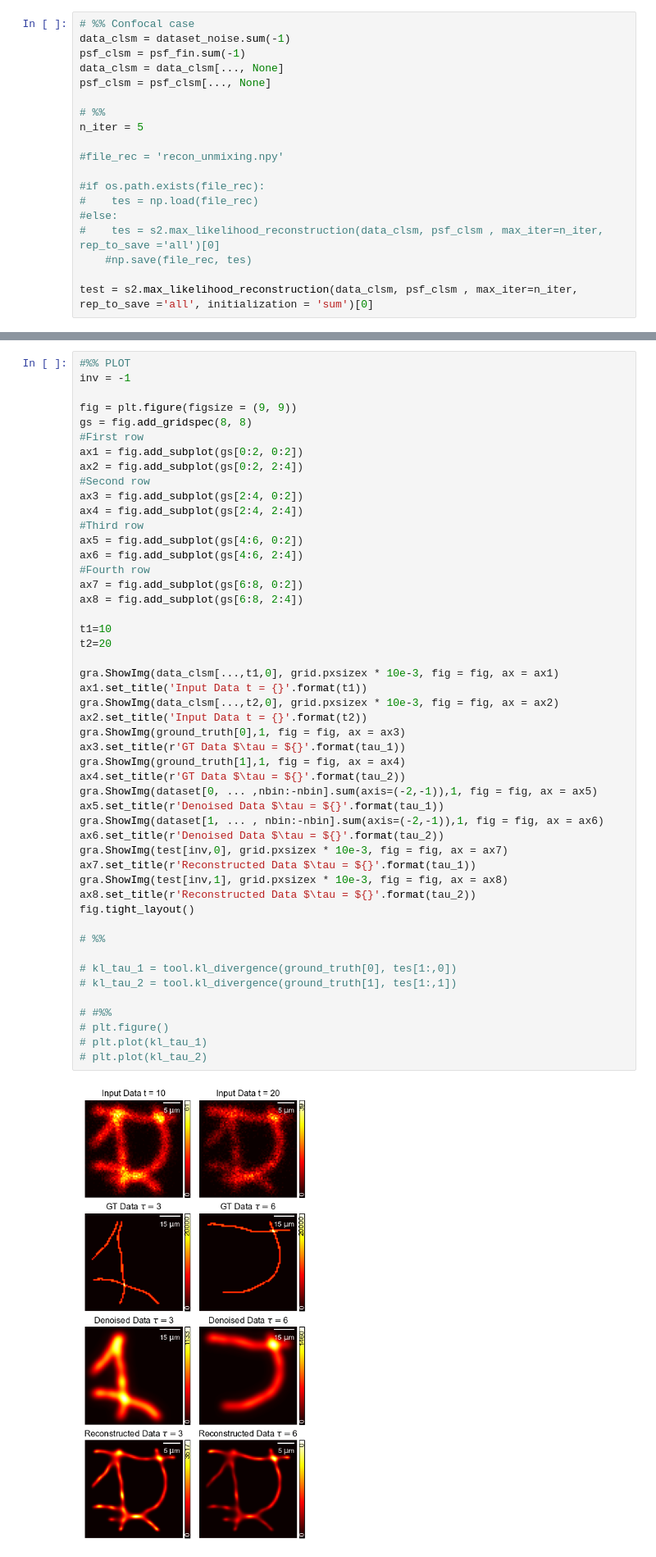
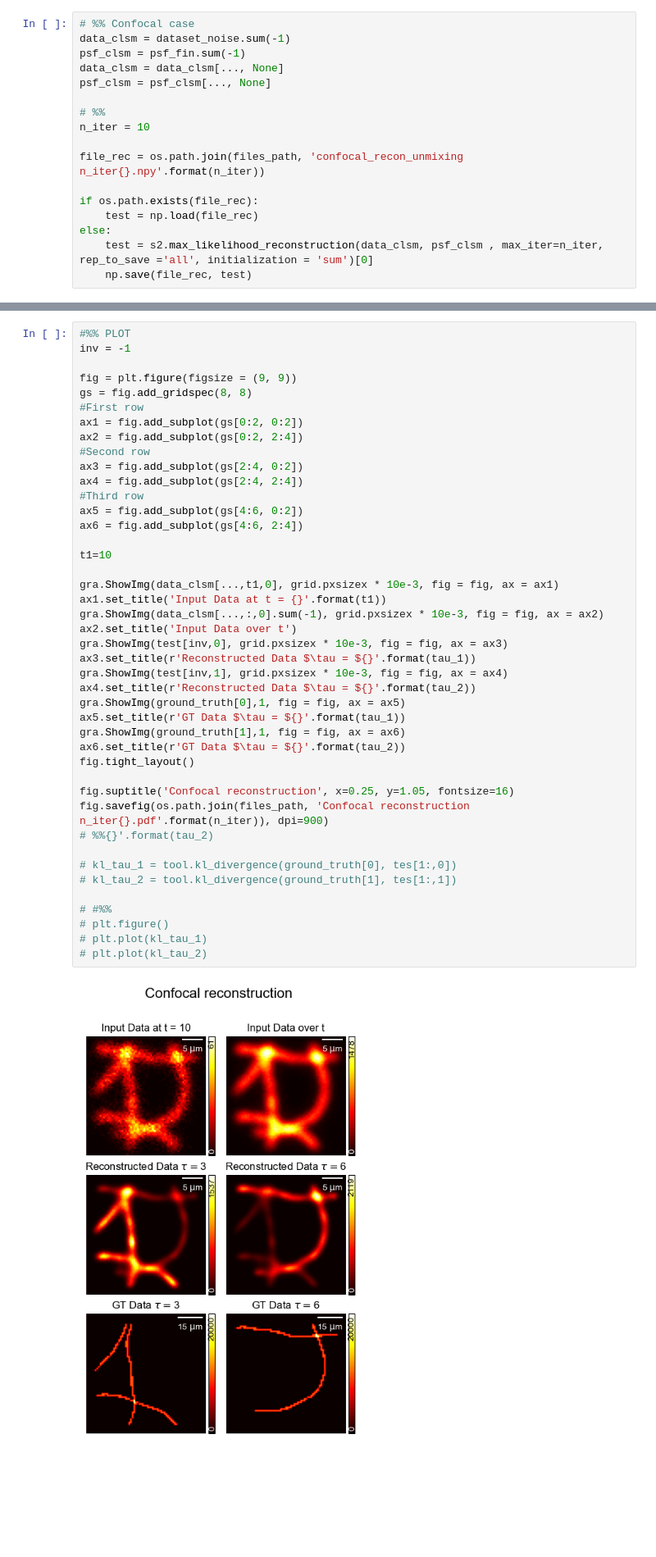
Before and after one commit to VicidominiLab/s2ISM, a Jupyter notebook: examples/test_of_s2ism_unmixing.ipynb, the cells around one changed output, grey strips where cells are left out. Shown: that part at 82% size. Cells and saved outputs as stored; diff of their text form; blank space fills up the shorter version.

```diff
--- a/examples/test_of_s2ism_unmixing.ipynb
+++ b/examples/test_of_s2ism_unmixing.ipynb
@@ -268,14 +274,12 @@ data_clsm = data_clsm[..., None]
 psf_clsm = psf_clsm[..., None]
 
 # %%
-n_iter = 5
+n_iter = 10
 
-#file_rec = 'recon_unmixing.npy'
+file_rec = os.path.join(files_path, 'confocal_recon_unmixing n_iter{}.npy'.format(n_iter))
 
-#if os.path.exists(file_rec):
-#    tes = np.load(file_rec)
-#else:
-#    tes = s2.max_likelihood_reconstruction(data_clsm, psf_clsm , max_iter=n_iter, rep_to_save ='all')[0]
-    #np.save(file_rec, tes)
-
-test = s2.max_likelihood_reconstruction(data_clsm, psf_clsm , max_iter=n_iter, rep_to_save ='all', initialization = 'sum')[0]
+if os.path.exists(file_rec):
+    test = np.load(file_rec)
+else:
+    test = s2.max_likelihood_reconstruction(data_clsm, psf_clsm , max_iter=n_iter, rep_to_save ='all', initialization = 'sum')[0]
+    np.save(file_rec, test)
@@ -311,53 +299,47 @@ fig.colorbar(im2, orientation='vertical')
 # %%
 #%% PLOT
 inv = -1
 
 fig = plt.figure(figsize = (9, 9))
 gs = fig.add_gridspec(8, 8)
 #First row
 ax1 = fig.add_subplot(gs[0:2, 0:2])
 ax2 = fig.add_subplot(gs[0:2, 2:4])
 #Second row
 ax3 = fig.add_subplot(gs[2:4, 0:2])
 ax4 = fig.add_subplot(gs[2:4, 2:4])
 #Third row
 ax5 = fig.add_subplot(gs[4:6, 0:2])
 ax6 = fig.add_subplot(gs[4:6, 2:4])
-#Fourth row
-ax7 = fig.add_subplot(gs[6:8, 0:2])
-ax8 = fig.add_subplot(gs[6:8, 2:4])
 
 t1=10
-t2=20
 
 gra.ShowImg(data_clsm[...,t1,0], grid.pxsizex * 10e-3, fig = fig, ax = ax1)
-ax1.set_title('Input Data t = {}'.format(t1))
-gra.ShowImg(data_clsm[...,t2,0], grid.pxsizex * 10e-3, fig = fig, ax = ax2)
-ax2.set_title('Input Data t = {}'.format(t2))
-gra.ShowImg(ground_truth[0],1, fig = fig, ax = ax3)
-ax3.set_title(r'GT Data $\tau = ${}'.format(tau_1))
-gra.ShowImg(ground_truth[1],1, fig = fig, ax = ax4)
-ax4.set_title(r'GT Data $\tau = ${}'.format(tau_2))
-gra.ShowImg(dataset[0, ... ,nbin:-nbin].sum(axis=(-2,-1)),1, fig = fig, ax = ax5)
-ax5.set_title(r'Denoised Data $\tau = ${}'.format(tau_1))
-gra.ShowImg(dataset[1, ... , nbin:-nbin].sum(axis=(-2,-1)),1, fig = fig, ax = ax6)
-ax6.set_title(r'Denoised Data $\tau = ${}'.format(tau_2))
-gra.ShowImg(test[inv,0], grid.pxsizex * 10e-3, fig = fig, ax = ax7)
-ax7.set_title(r'Reconstructed Data $\tau = ${}'.format(tau_1))
-gra.ShowImg(test[inv,1], grid.pxsizex * 10e-3, fig = fig, ax = ax8)
-ax8.set_title(r'Reconstructed Data $\tau = ${}'.format(tau_2))
+ax1.set_title('Input Data at t = {}'.format(t1))
+gra.ShowImg(data_clsm[...,:,0].sum(-1), grid.pxsizex * 10e-3, fig = fig, ax = ax2)
+ax2.set_title('Input Data over t')
+gra.ShowImg(test[inv,0], grid.pxsizex * 10e-3, fig = fig, ax = ax3)
+ax3.set_title(r'Reconstructed Data $\tau = ${}'.format(tau_1))
+gra.ShowImg(test[inv,1], grid.pxsizex * 10e-3, fig = fig, ax = ax4)
+ax4.set_title(r'Reconstructed Data $\tau = ${}'.format(tau_2))
+gra.ShowImg(ground_truth[0],1, fig = fig, ax = ax5)
+ax5.set_title(r'GT Data $\tau = ${}'.format(tau_1))
+gra.ShowImg(ground_truth[1],1, fig = fig, ax = ax6)
+ax6.set_title(r'GT Data $\tau = ${}'.format(tau_2))
 fig.tight_layout()
 
-# %%
+fig.suptitle('Confocal reconstruction', x=0.25, y=1.05, fontsize=16)
+fig.savefig(os.path.join(files_path, 'Confocal reconstruction n_iter{}.pdf'.format(n_iter)), dpi=900)
+# %%{}'.format(tau_2)
 
 # kl_tau_1 = tool.kl_divergence(ground_truth[0], tes[1:,0])
 # kl_tau_2 = tool.kl_divergence(ground_truth[1], tes[1:,1])
 
 # #%%
 # plt.figure()
 # plt.plot(kl_tau_1)
 # plt.plot(kl_tau_2)
 # %% [output]
-[figure, old version]
+[figure, new version]
 # %%
 # %% ISM case
```
Also changed, not shown: parts of 11 cells of this notebook.
